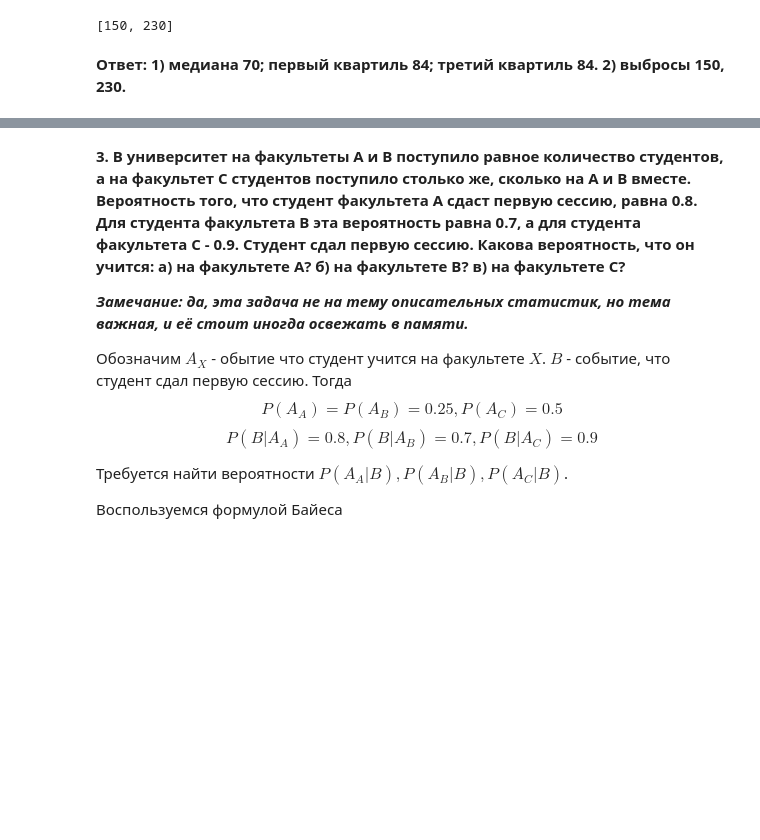
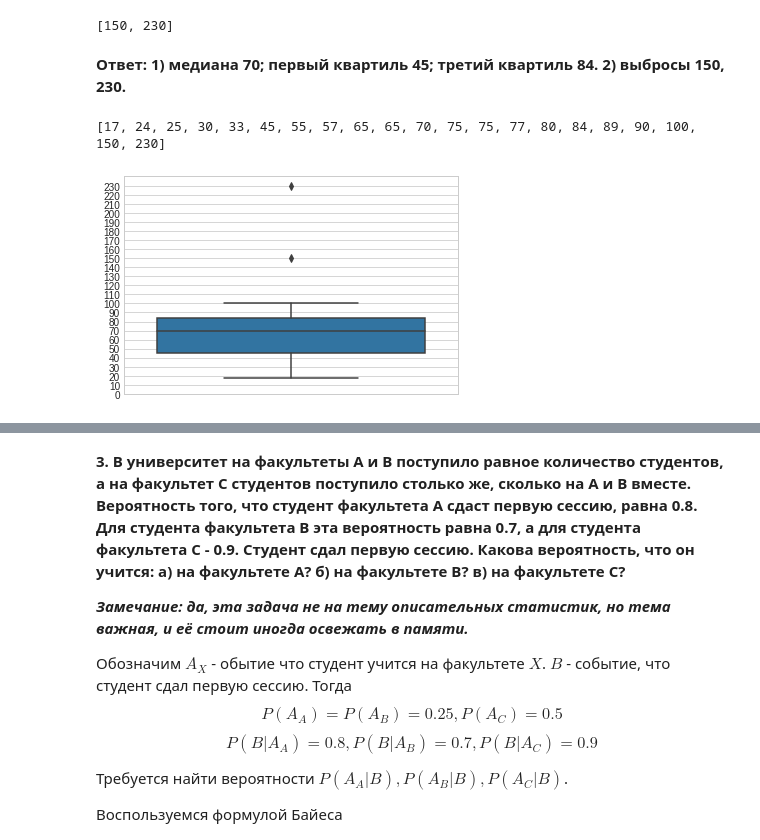
Before and after one commit to dimireme/gb_math_statistics, a Jupyter notebook: lesson_3.ipynb, the cells around one changed output, grey strips where cells are left out. Saved outputs shown, nothing was run; the diff lists cells and outputs as text; code cells hidden in the pictures; blank space fills up the shorter version.

Commit message:
Fixed some typos and added some charts.

```diff
--- a/lesson_3.ipynb
+++ b/lesson_3.ipynb
@@ -68,4 +68,18 @@ s_emissions
 # %% [output]
 [150, 230]
 # %% [markdown]
-**Ответ: 1) медиана 70; первый квартиль 84; третий квартиль 84. 2) выбросы 150, 230.**
+**Ответ: 1) медиана 70; первый квартиль 45; третий квартиль 84. 2) выбросы 150, 230.**
+# %%
+import seaborn as sns
+import numpy as np
+import pandas as pd
+from matplotlib import pyplot as plt
+plt.style.use('seaborn-whitegrid')
+# %%
+print(s_sorted)
+sns.boxplot(s, orient='v')
+plt.yticks(np.arange(0, 240, 10))
+plt.show()
+# %% [output]
+[17, 24, 25, 30, 33, 45, 55, 57, 65, 65, 70, 75, 75, 77, 80, 84, 89, 90, 100, 150, 230]
+[figure, added]
```
Also changed, not shown: parts of 3 cells of this notebook.
